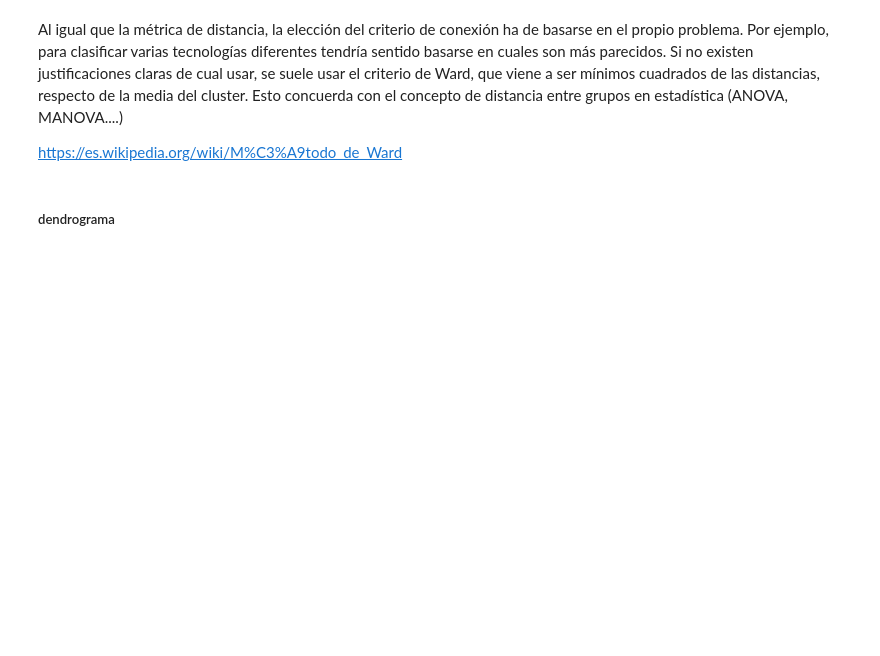
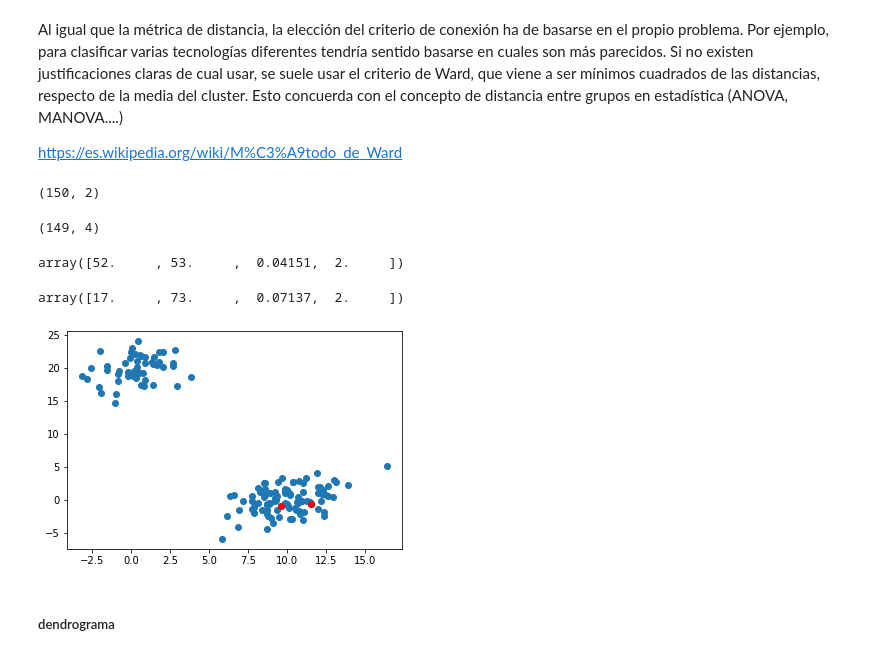
Before and after one commit to Ironhack-Data-Madrid-Abril-2021/Material_Clase, a Jupyter notebook: semana_7/1.1 - Intro Unsupervised Learning.ipynb, the cells around one changed output. Drawn from its saved outputs; the diff is of its cells as text; code cells hidden in the pictures; blank space fills up the shorter version.

```diff
--- a/semana_7/1.1 - Intro Unsupervised Learning.ipynb
+++ b/semana_7/1.1 - Intro Unsupervised Learning.ipynb
@@ -325,2 +329,28 @@ https://es.wikipedia.org/wiki/M%C3%A9todo_de_Ward
+# %%
+X.shape
+# %% [output]
+(150, 2)
+# %%
+Z=linkage(X, 'ward')
+
+Z.shape
+# %% [output]
+(149, 4)
+# %%
+Z[0]   # idx1, idx2, distancia, sample_count
+# %% [output]
+array([52.     , 53.     ,  0.04151,  2.     ])
+# %%
+Z[3]
+# %% [output]
+array([17.     , 73.     ,  0.07137,  2.     ])
+# %%
+idxs=[17, 63]
+
+plt.scatter(X[:, 0], X[:,1])
+plt.scatter(X[idxs, 0], X[idxs,1], c='r')
+plt.show();
+# %% [output]
+[figure, added]
 # %% [markdown]
 ##### dendrograma
```
Also changed, not shown: parts of 21 cells of this notebook.
